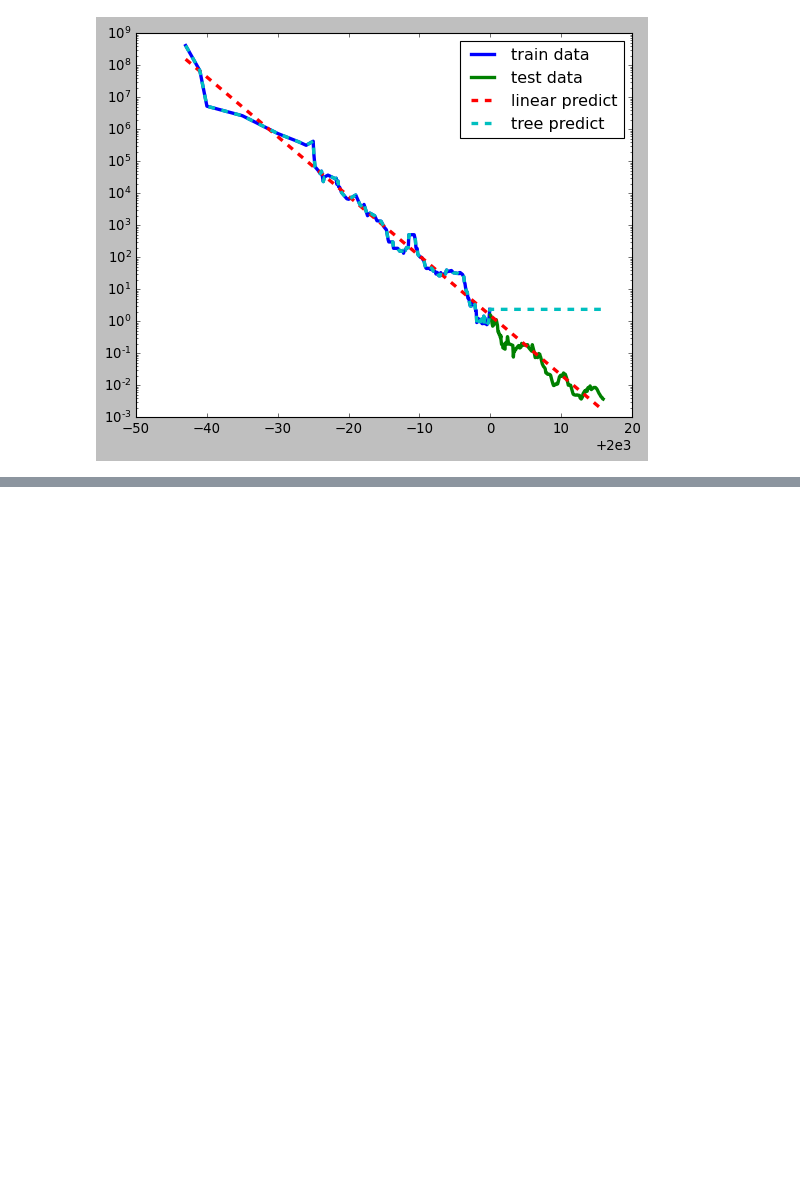
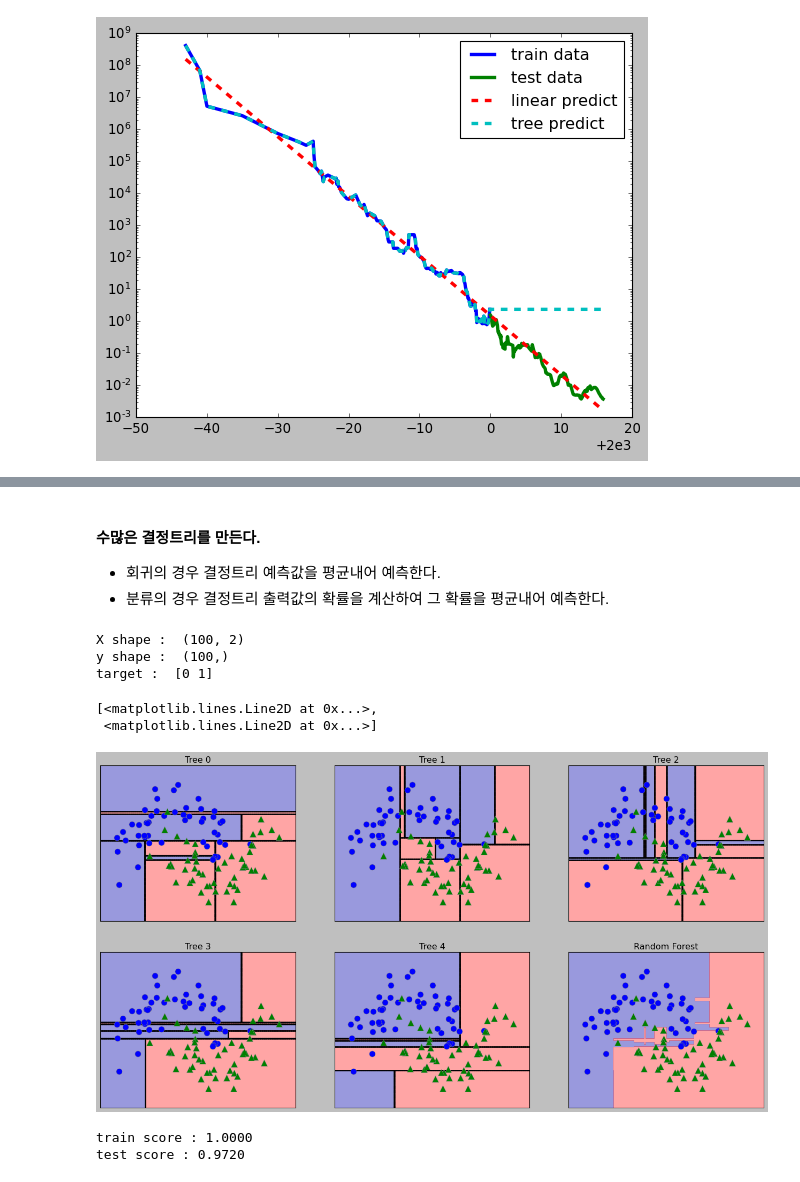
Before and after one commit to Hosung-Ahn/IntroducingML, a Jupyter notebook: Chpter2-supervised_learning/Decision Tree.ipynb, the cells around one changed output, grey strips where cells are left out. Drawn from its saved outputs; the diff is of its cells as text; code cells hidden in the pictures; blank space fills up the shorter version.

```diff
--- a/Chpter2-supervised_learning/Decision Tree.ipynb
+++ b/Chpter2-supervised_learning/Decision Tree.ipynb
@@ -142,0 +149,44 @@ plt.legend()
+# %% [markdown]
+#### 수많은 결정트리를 만든다.
+- 회귀의 경우 결정트리 예측값을 평균내어 예측한다.
+- 분류의 경우 결정트리 출력값의 확률을 계산하여 그 확률을 평균내어 예측한다.
+# %%
+from sklearn.ensemble import RandomForestClassifier
+from sklearn.datasets import make_moons
+
+X,y = make_moons(n_samples = 100, noise = 0.25, random_state = 3)
+showShape(X,y)
+print("target : ", np.unique(y))
+# %% [output]
+X shape :  (100, 2)
+y shape :  (100,)
+target :  [0 1]
+# %%
+X_train, X_test, y_train, y_test = train_test_split(X,y, stratify=y, random_state=42)
+
+forest = RandomForestClassifier(n_estimators=5, random_state=2).fit(X_train, y_train)
+# %%
+fig, axes = plt.subplots(2,3,figsize = (20,10))
+
+# forest.estimators_ 의 개수가 5개 이므로 5 까지만 반복됨
+for i, (ax,tree) in enumerate(zip(axes.ravel(), forest.estimators_)) :
+    ax.set_title(f"Tree {i}")
+    mglearn.plots.plot_tree_partition(X,y,tree, ax=ax)
+
+mglearn.plots.plot_2d_separator(forest, X, fill = True, ax = axes[-1,-1], alpha = 0.4)
+axes[-1,-1].set_title("Random Forest")
+mglearn.discrete_scatter(X[:,0], X[:,1], y)
+# %% [output]
+[<matplotlib.lines.Line2D at 0x...>,
+ <matplotlib.lines.Line2D at 0x...>]
+[figure, added]
+# %%
+X_train, X_test, y_train, y_test = train_test_split(cancer.data, cancer.target,
+                                                    random_state=0)
+forest = RandomForestClassifier(n_estimators=100, random_state = 0).fit(X_train, y_train)
+
+print(f"train score : {forest.score(X_train, y_train):0.4f}")
+print(f"test score : {forest.score(X_test, y_test):0.4f}")
+# %% [output]
+train score : 1.0000
+test score : 0.9720
```
Also changed, not shown: parts of 6 cells of this notebook.
